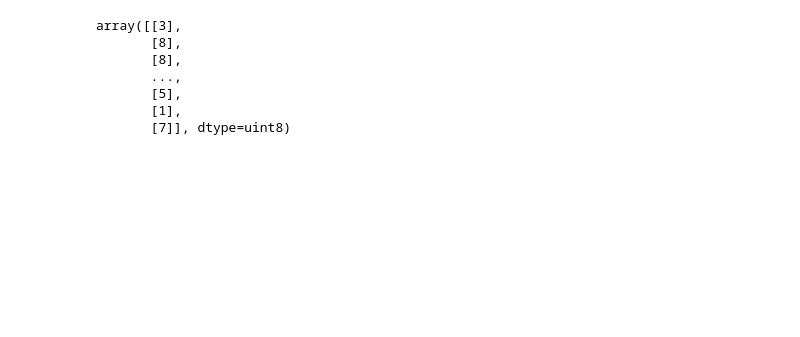
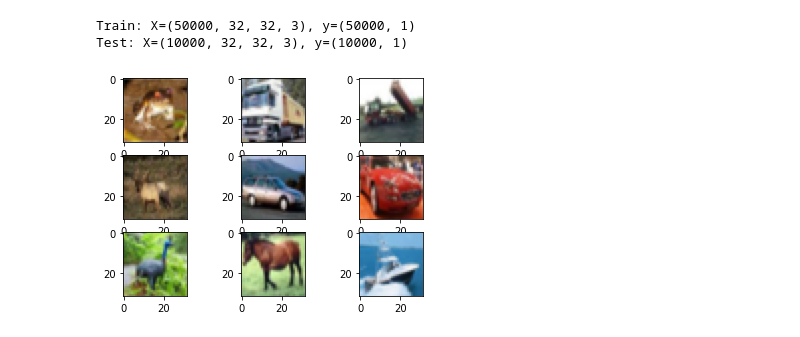
Before and after one commit to mynameishimal/intro, a Jupyter notebook: vis_outputs.ipynb, the cells around one changed output. Cells and saved outputs as stored; diff of their text form; code cells hidden in the pictures; blank space fills up the shorter version.

```diff
--- a/vis_outputs.ipynb
+++ b/vis_outputs.ipynb
@@ -21,10 +17,0 @@ data_name = "cifar10"
-# %%
-test_labels
-# %% [output]
-array([[3],
-       [8],
-       [8],
-       ...,
-       [5],
-       [1],
-       [7]], dtype=uint8)
@@ -34,3 +18,21 @@ class_names = ['airplane', 'automobile', 'bird', 'cat', 'deer',
+# %%
+data_name = "cifar10"
+(train_images, train_labels), (test_images, test_labels) = data.load_data(data_name = data_name)
+
+print('Train: X=%s, y=%s' % (train_images.shape, train_labels.shape))
+print('Test: X=%s, y=%s' % (test_images.shape, test_labels.shape))
+
+for i in range(9):
+	# define subplot
+	pyplot.subplot(330 + 1 + i)
+	# plot raw pixel data
+	pyplot.imshow(train_images[i])
+
+pyplot.show()
+# %% [output]
+Train: X=(50000, 32, 32, 3), y=(50000, 1)
+Test: X=(10000, 32, 32, 3), y=(10000, 1)
+[figure, added]
 # %%
 num_kernels=32
 num_hidden = 64
```
Also changed, not shown: parts of 14 cells of this notebook, 3 other files.
